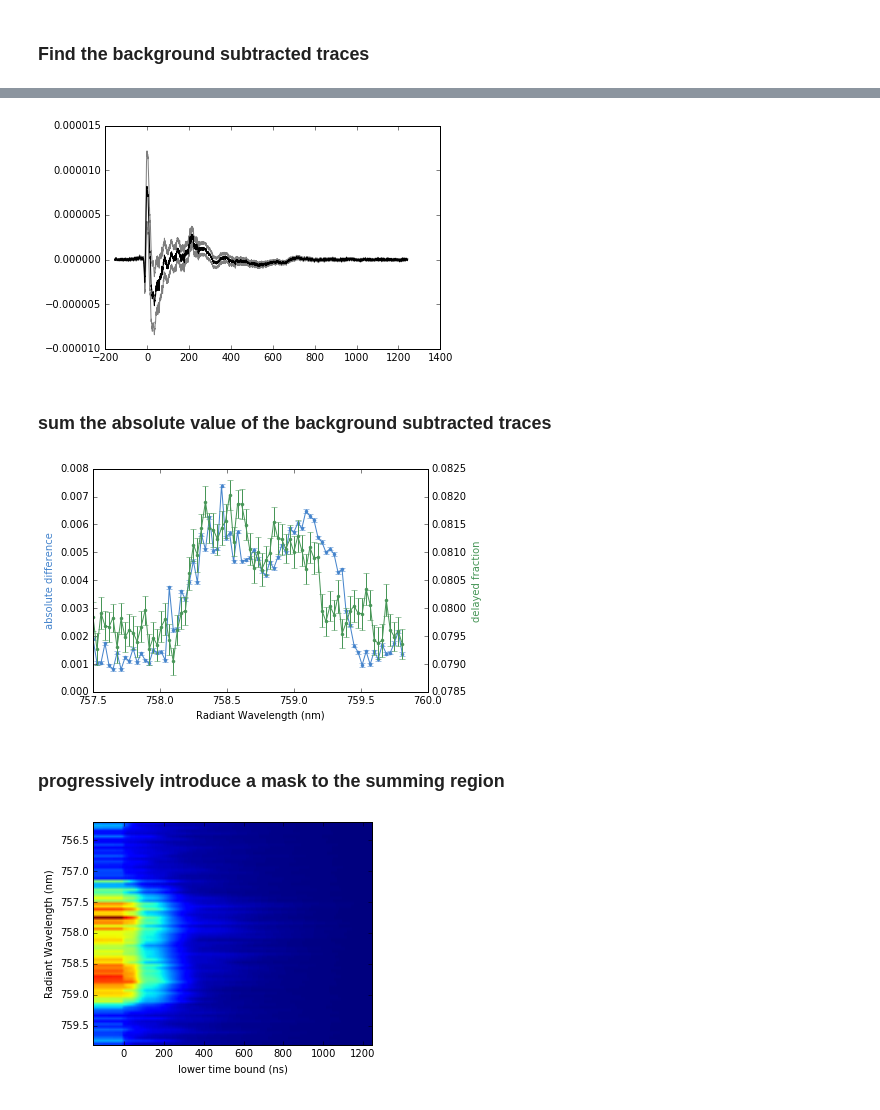
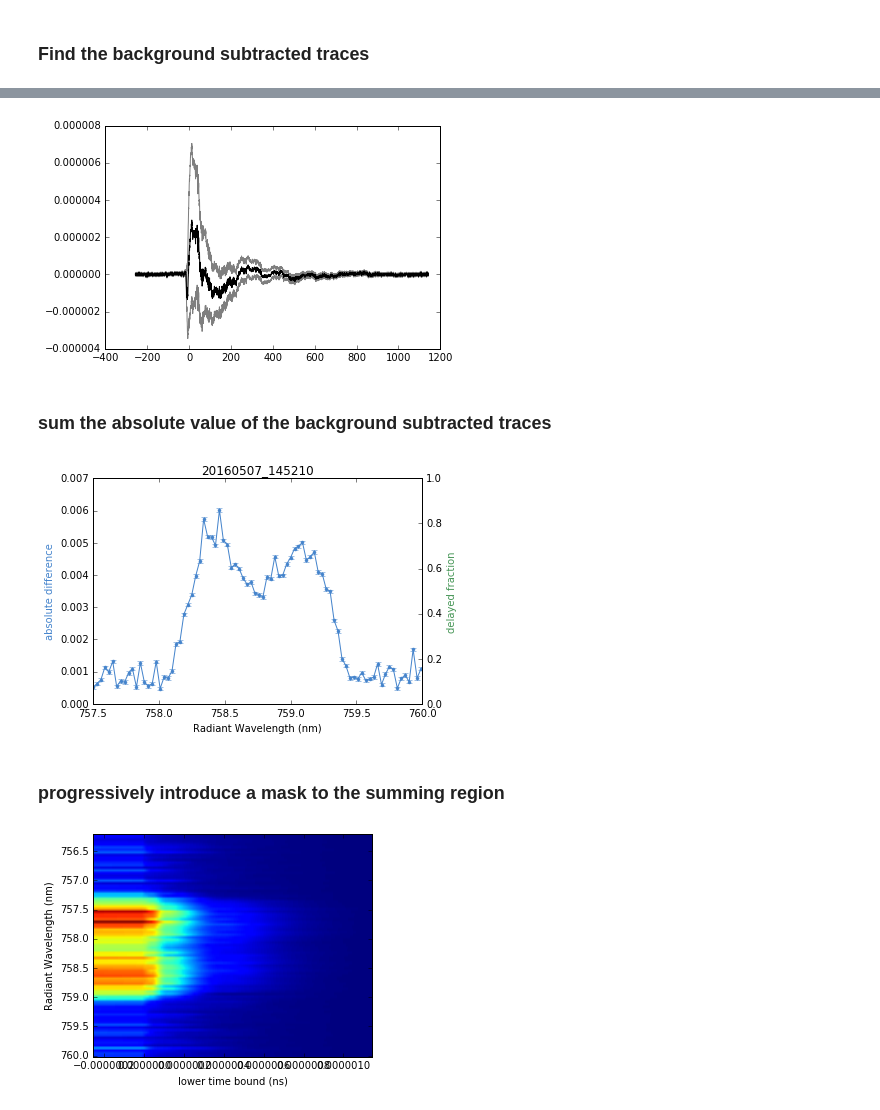
Before and after one commit to PositroniumSpectroscopy/oskar_tools, a Jupyter notebook: examples/SSPALS/SSPALS absolute difference.ipynb, the cells around one changed output, grey strips where cells are left out. Cells and saved outputs as stored; diff of their text form; code cells hidden in the pictures.

```diff
--- a/examples/SSPALS/SSPALS absolute difference.ipynb
+++ b/examples/SSPALS/SSPALS absolute difference.ipynb
@@ -15,7 +15,7 @@ import oskar, sspals
 # %% [markdown]
 ### Import
 # %%
-rid = '20160504_205741'
+rid = '20160507_145210'
 h5 = oskar.H5Data(rid)             # data
 h5.load_log()
 vDF = h5.var_df()
@@ -41,6 +41,6 @@ uDF.head()
 # %% [markdown]
 ## Import traditional SSPALS analysis
 # %%
-DF = oskar.average_data([rid], verbose=True, loop=True, fils=['avL_SSPALS_CH_L2[  1.00e-07   4.50e-07   1.20e-06].dat'])
+DF = oskar.average_data([rid], verbose=True, loop=True, fils=['avL_SSPALS_CH_L2[ -5.00e-09   4.80e-07   1.10e-06].dat'])
 DF.head()
 # %% [output]
@@ -95,12 +102,14 @@ array([  2,   5,   9,  11,  23,  31,  32,  33,  35,  36,  40,  42,  47,
 # %%
+chan_hi = 'CH_L2'
+chan_low = 'CH_L3'
 hi, osc_hi = h5.load_array(background_squids, chan_hi)
 low, osc_low = h5.load_array(background_squids, chan_low)
 limits = [-1e-8, 1.7e-7, 6.5e-7]
 dt = osc_hi['dt']
 chmx_bk = sspals.chmx(hi, low, invert=True, n_bsub=100,
                    validate=True, min_range=0.1)
-DF = sspals.sspals(chmx, dt, limits=limits)
-x = (np.arange(np.shape(chmx)[1])*dt) - DF.t0.mean()
+DF_bk = sspals.sspals(chmx_bk, dt, limits=limits)
+x = (np.arange(np.shape(chmx_bk)[1])*dt) - DF_bk.t0.mean()
 # %%
 reps_bk = np.shape(chmx_bk)[0]
 av_bk = np.mean(chmx_bk, axis=0)
@@ -144,7 +156,7 @@ ax.plot(x*1e9, diff[slice_], ls='-', c='k')
 ax.plot(x*1e9, diff[slice_] - diff_error[slice_], ls='-', c='k', alpha=0.5)
 plt.show()
 # %% [output]
-[figure, old version]
+[figure, new version]
 # %% [markdown]
 ### sum the absolute value of the background subtracted traces
 # %%
@@ -153,18 +165,23 @@ error_vals = np.sqrt(np.sum(diff_error**2.0, axis=1))
 # %%
 fig, ax = plt.subplots(1, 1, figsize=(6, 4))
 ax.errorbar(x_vals, diff_vals, yerr=error_vals, fmt='.-', color=oskar.colors[0], label='abs')
 ax.set_ylabel('absolute difference', color=oskar.colors[0])
 
 ax2 = ax.twinx()
-ax2.errorbar(x_vals, y_vals, yerr=yerr, fmt ='.-', color=oskar.colors[1], label='trad.')
+#ax2.errorbar(x_vals, y_vals, yerr=yerr, fmt ='.-', color=oskar.colors[1], label='trad.')
 ax2.set_ylabel('delayed fraction', color=oskar.colors[1])
 
 ax.set_xlabel("Radiant Wavelength (nm)")
+ax.set_title(rid)
+ax.set_xlim(757.5,760)
 
-ax.set_xlim(757.5,760)
+#save data
+plt.tight_layout();
+fileout = os.path.join(out_dire, "absolute.png")
+plt.savefig(fileout, dpi=300)
 plt.show()
 # %% [output]
-[figure, old version]
+[figure, new version]
 # %% [markdown]
 ### progressively introduce a mask to the summing region
 # %%
@@ -180,6 +197,6 @@ ax.set_xlabel("lower time bound (ns)")
 ax.set_ylabel("Radiant Wavelength (nm)")
 plt.show()
 # %% [output]
-[figure, old version]
+[figure, new version]
 # %%
 plt.plot(x_vals, 0.4*(threeD_vals[100] - np.mean(threeD_vals[1000][0:5])), label='abs')
```
Also changed, not shown: parts of 7 cells of this notebook, 8 other files.
